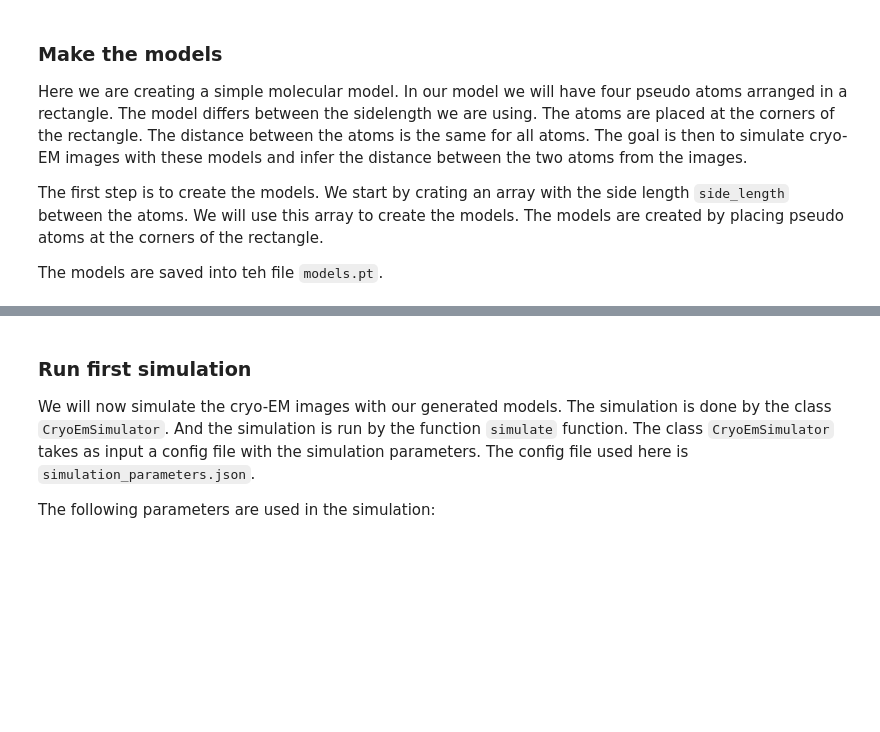
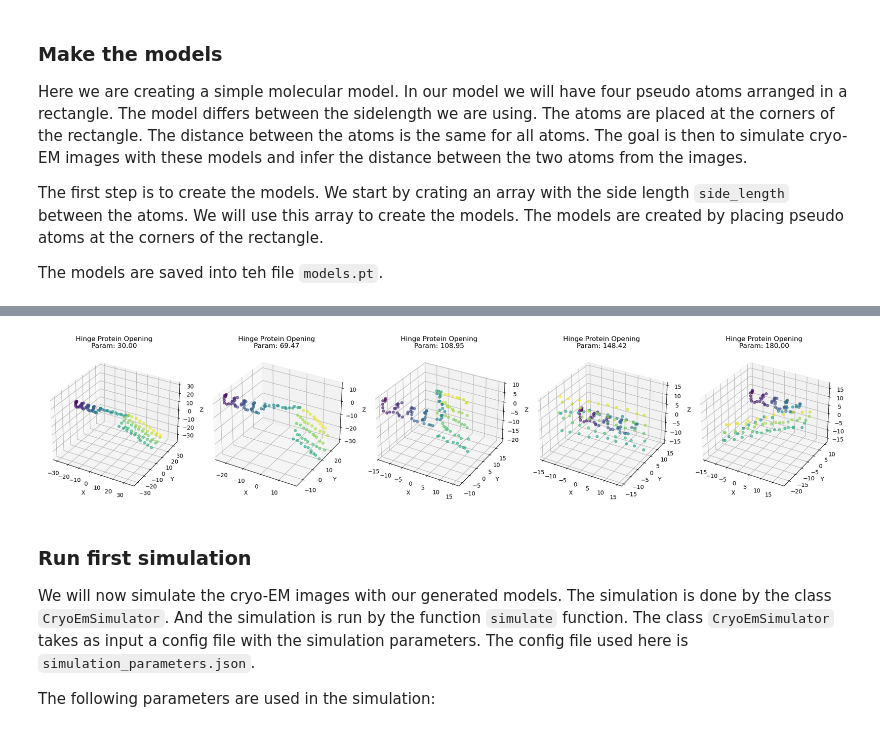
Before and after one commit to dariagusew/cryoSBI, a Jupyter notebook: tutorials/NLE/test_nle.ipynb, the cells around one changed output, grey strips where cells are left out. Saved outputs shown, nothing was run; the diff lists cells and outputs as text; code cells hidden in the pictures; blank space fills up the shorter version.

```diff
--- a/tutorials/NLE/test_nle.ipynb
+++ b/tutorials/NLE/test_nle.ipynb
@@ -259,3 +301,45 @@ Ignoring fixed y limits to fulfill fixed data aspect with adjustable data limits
+# %%
+def visualize_conformations(models, param, title="Conformational Changes",
+                           indices=[0, 5, 10, 15, 19]):
+    """Visualize selected conformations in 3D."""
+    # Convert torch to numpy for plotting if needed
+    if isinstance(models, torch.Tensor):
+        models = models.numpy()
+    if isinstance(param, torch.Tensor):
+        param = param.numpy()
+
+    fig = plt.figure(figsize=(20, 4))
+
+    for plot_idx, conf_idx in enumerate(indices):
+        ax = fig.add_subplot(1, 5, plot_idx + 1, projection='3d')
+
+        coords = models[conf_idx].T  # [n_atoms, 3]
+        ax.scatter(coords[:, 0], coords[:, 1], coords[:, 2],
+                  c=np.arange(len(coords)), cmap='viridis', s=20, alpha=0.6)
+
+        ax.set_xlabel('X')
+        ax.set_ylabel('Y')
+        ax.set_zlabel('Z')
+        ax.set_title(f'{title}\nParam: {param[conf_idx]:.2f}')
+
+        # Set equal aspect ratio
+        max_range = np.array([coords[:, 0].max()-coords[:, 0].min(),
+                             coords[:, 1].max()-coords[:, 1].min(),
+                             coords[:, 2].max()-coords[:, 2].min()]).max() / 2.0
+        mid_x = (coords[:, 0].max()+coords[:, 0].min()) * 0.5
+        mid_y = (coords[:, 1].max()+coords[:, 1].min()) * 0.5
+        mid_z = (coords[:, 2].max()+coords[:, 2].min()) * 0.5
+        ax.set_xlim(mid_x - max_range, mid_x + max_range)
+        ax.set_ylim(mid_y - max_range, mid_y + max_range)
+        ax.set_zlim(mid_z - max_range, mid_z + max_range)
+
+    plt.tight_layout()
+    plt.show()
+
+# Visualize (automatically converts to numpy for plotting)
+visualize_conformations(models, angles, "Hinge Protein Opening")
+# %% [output]
+[figure, added]
 # %% [markdown]
 ### Run first simulation
 
```
Also changed, not shown: parts of 25 cells of this notebook, 4 other files.
